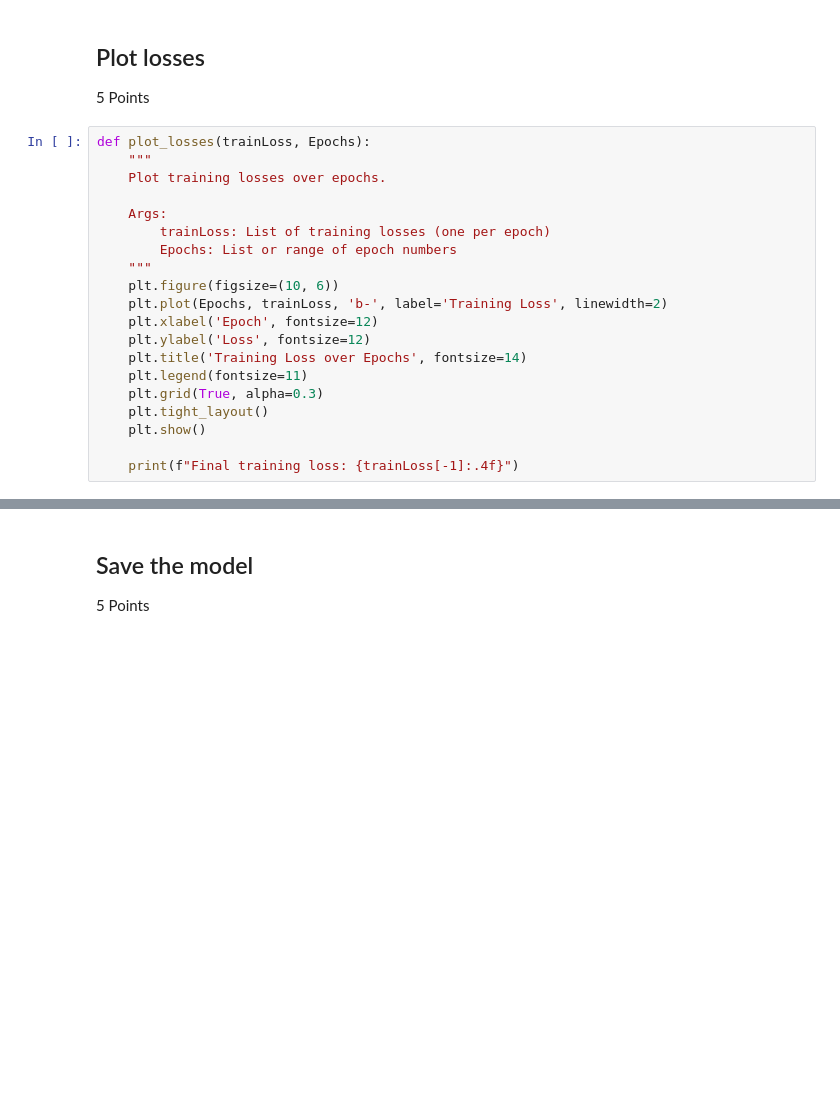
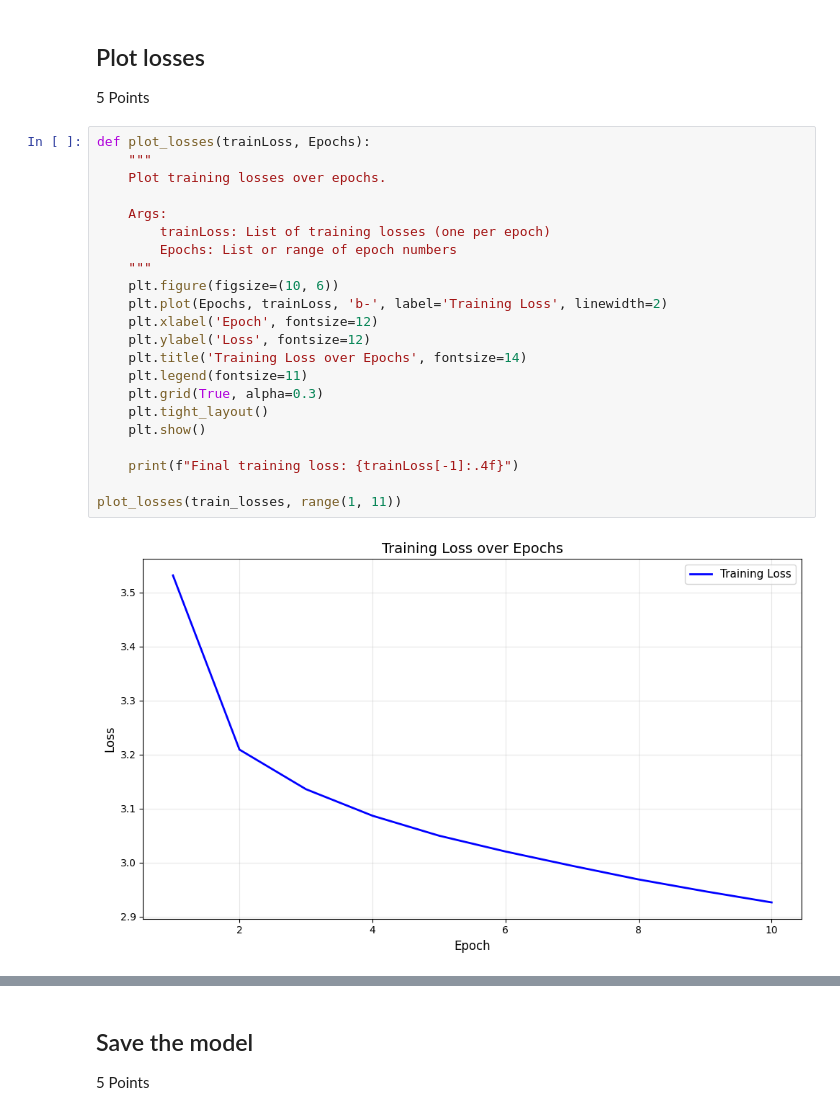
Before and after one commit to ParsaGhezelbash/Deep-Generative-Models, a Jupyter notebook: HW/HW 1/hw_01_generative.ipynb, the cells around one changed output, grey strips where cells are left out. Saved outputs shown, nothing was run; the diff lists cells and outputs as text; blank space fills up the shorter version.

```diff
--- a/HW/HW 1/hw_01_generative.ipynb
+++ b/HW/HW 1/hw_01_generative.ipynb
@@ -1063,20 +1063,24 @@ Epoch 0, Batch 1060, Loss: 3.1826
 # %%
 def plot_losses(trainLoss, Epochs):
     """
     Plot training losses over epochs.
 
     Args:
         trainLoss: List of training losses (one per epoch)
         Epochs: List or range of epoch numbers
     """
     plt.figure(figsize=(10, 6))
     plt.plot(Epochs, trainLoss, 'b-', label='Training Loss', linewidth=2)
     plt.xlabel('Epoch', fontsize=12)
     plt.ylabel('Loss', fontsize=12)
     plt.title('Training Loss over Epochs', fontsize=14)
     plt.legend(fontsize=11)
     plt.grid(True, alpha=0.3)
     plt.tight_layout()
     plt.show()
 
     print(f"Final training loss: {trainLoss[-1]:.4f}")
+
+plot_losses(train_losses, range(1, 11))
+# %% [output]
+[figure, added]
```
Also changed, not shown: parts of 5 cells of this notebook.
